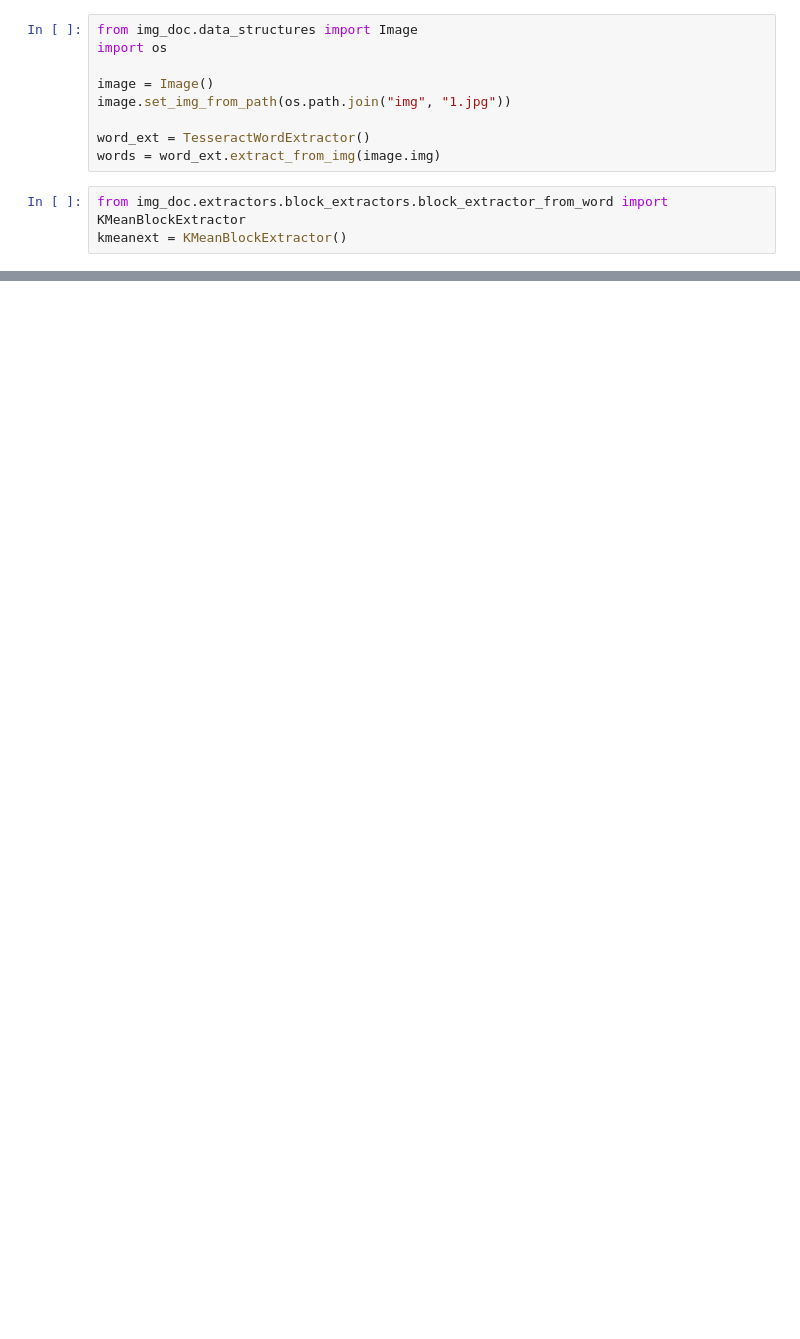
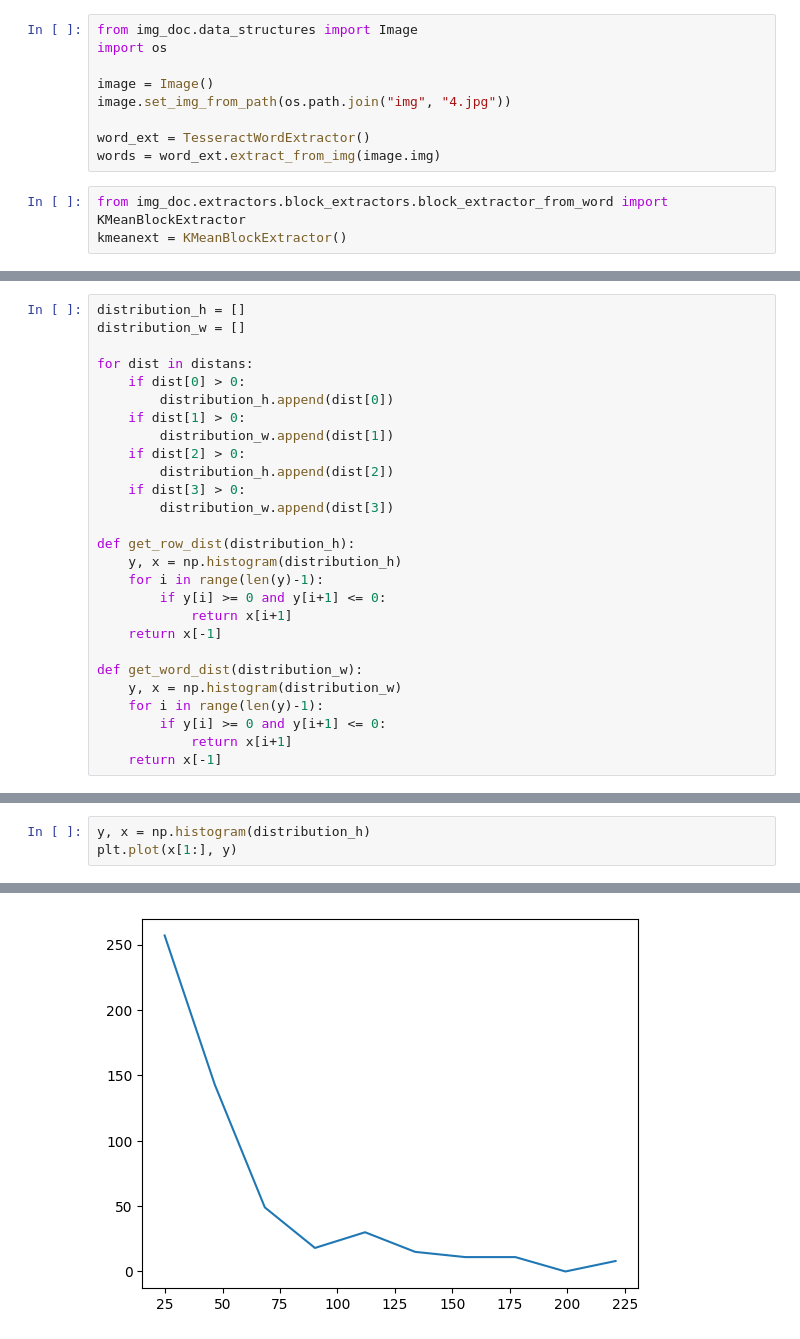
Before and after one commit to Dann38/ImgDoc, a Jupyter notebook: examples/block extractor.ipynb, the cells around one changed output, grey strips where cells are left out. Saved outputs shown, nothing was run; the diff lists cells and outputs as text; blank space fills up the shorter version.

```diff
--- a/examples/block extractor.ipynb
+++ b/examples/block extractor.ipynb
@@ -56,7 +56,7 @@ from img_doc.data_structures import Image
 import os
 
 image = Image()
-image.set_img_from_path(os.path.join("img", "1.jpg"))
+image.set_img_from_path(os.path.join("img", "4.jpg"))
 
 word_ext = TesseractWordExtractor()
 words = word_ext.extract_from_img(image.img)
@@ -85,0 +101,27 @@ kmeanext.get_index_neighbors_word(words, 3)
+# %%
+distribution_h = []
+distribution_w = []
+
+for dist in distans:
+    if dist[0] > 0:
+        distribution_h.append(dist[0])
+    if dist[1] > 0:
+        distribution_w.append(dist[1])
+    if dist[2] > 0:
+        distribution_h.append(dist[2])
+    if dist[3] > 0:
+        distribution_w.append(dist[3])
+
+def get_row_dist(distribution_h):
+    y, x = np.histogram(distribution_h)
+    for i in range(len(y)-1):
+        if y[i] >= 0 and y[i+1] <= 0:
+            return x[i+1]
+    return x[-1]
+
+def get_word_dist(distribution_w):
+    y, x = np.histogram(distribution_w)
+    for i in range(len(y)-1):
+        if y[i] >= 0 and y[i+1] <= 0:
+            return x[i+1]
+    return x[-1]
@@ -85,0 +140,4 @@ kmeanext.get_index_neighbors_word(words, 3)
+# %%
+y, x = np.histogram(distribution_h)
+plt.plot(x[1:], y)
+# %% [output]
@@ -85,0 +145 @@ kmeanext.get_index_neighbors_word(words, 3)
+[figure, added]
```
Also changed, not shown: parts of 15 cells of this notebook, 5 other files.
